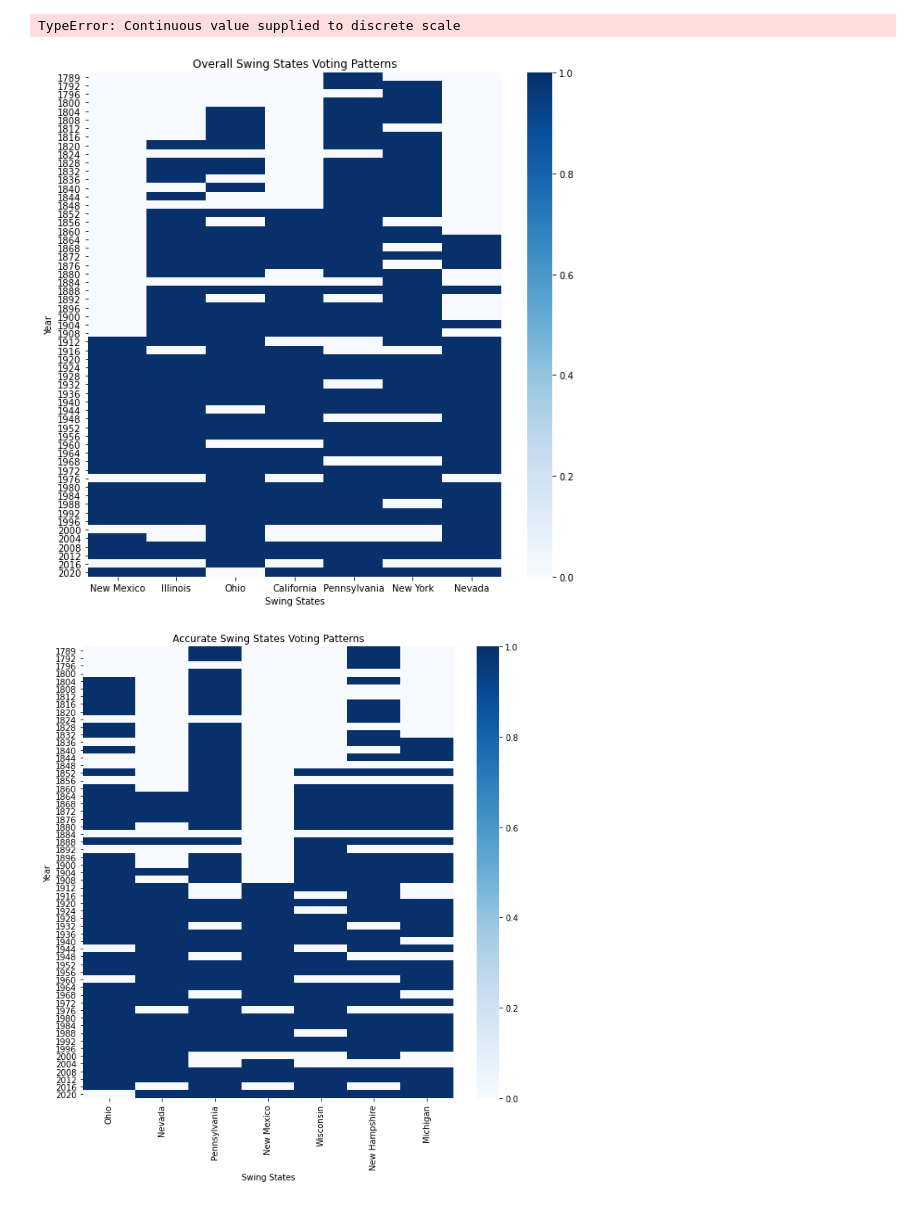
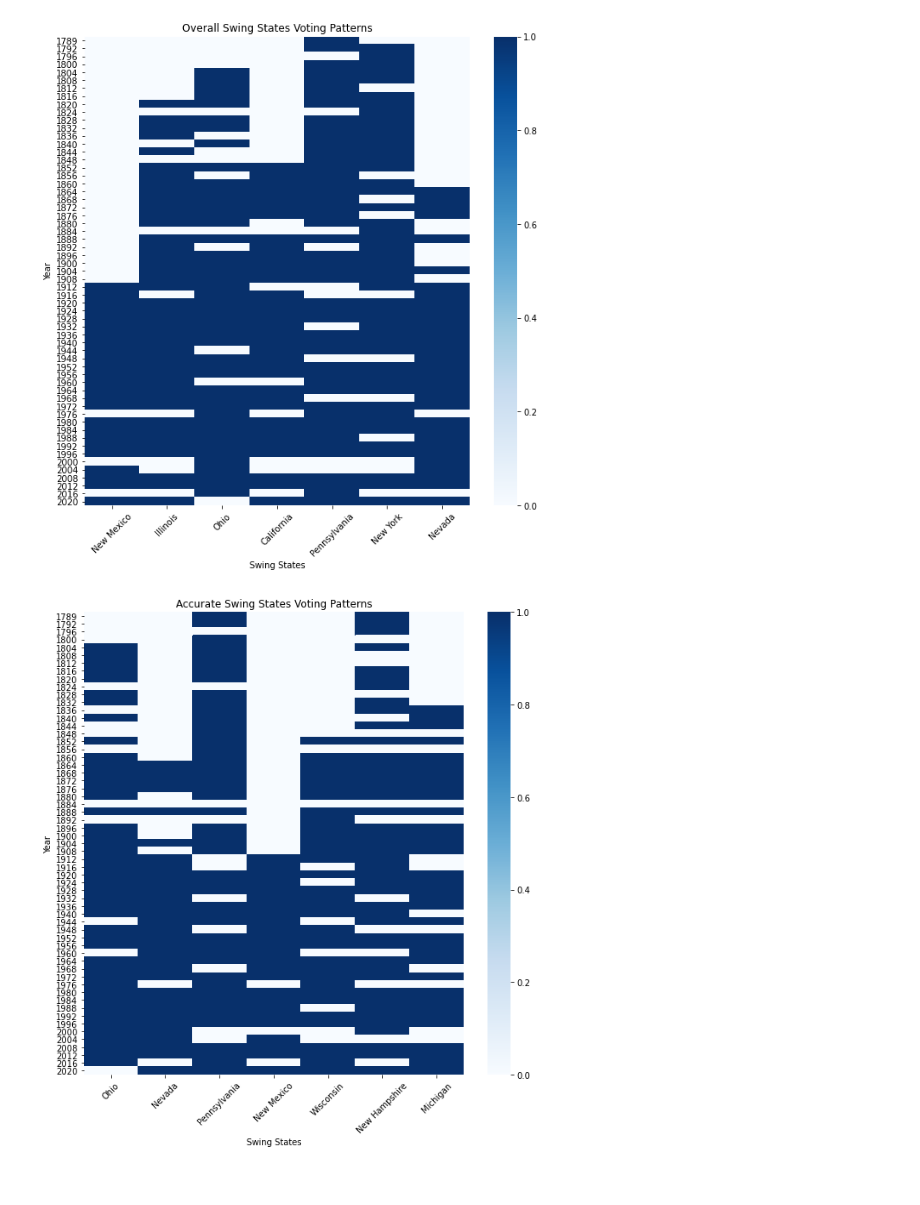
Before and after one commit to coletteyeager/PPOL564_FinalProject, a Jupyter notebook: Data/Visualizations.ipynb, the cells around one changed output. Drawn from its saved outputs; the diff is of its cells as text; code cells hidden in the pictures.

Commit message:
Added some figures and made final changes

```diff
--- a/Data/Visualizations.ipynb
+++ b/Data/Visualizations.ipynb
@@ -86,42 +86,47 @@ gdp_by_share.save("gdp_by_share.png", dpi=300)
 # %%
 # GDP and Incumbent Status by Vote Share
-(
-    ggplot(total_data[35:], aes(x = "Change in GDP in %", y = "Electoral College", color = "Incumbent")) +
+
+# Make a categorical type variable for incumbent
+total_data['Incum_cat'] = total_data['Incumbent'].astype("category")
+
+gdp_incum_share = (
+    ggplot(total_data[35:], aes(x = "Change in GDP in %", y = "Electoral College", color = "Incum_cat")) +
     geom_point() +
-    labs(title = "Relationship Between GDP and Vote Share by Incumbent Status") +
-    scale_color_manual(values = ("Blue", "Red")) +
+    labs(title = "Relationship Between GDP and Vote Share by Incumbent Status", color = 'Incumbency Status') +
+    scale_color_manual(values = ("Blue", "Red"), labels = ("Not Incumbent", "Incumbent")) +
     geom_smooth(method = 'lm', se = False)
 )
 #gdp_incum_share.save("gdp_incum_share.png", dpi=300)
-# %% [output]
-TypeError: Continuous value supplied to discrete scale
 # %%
 # Heatmap for Swing States
 
 key_states = ['New Mexico', 'Illinois', 'Ohio', 'California', 'Pennsylvania', 'New York', 'Nevada', 'Wisconsin', 'New Hampshire', 'Michigan']
 swing_states_overall = ['New Mexico', 'Illinois', 'Ohio', 'California', 'Pennsylvania', 'New York', 'Nevada']
 swing_states_accurate = ['Ohio', 'Nevada', 'Pennsylvania', 'New Mexico', 'Wisconsin', 'New Hampshire', 'Michigan']
 
 # Create a figure
 plt.figure(figsize = (10,10))
 
 # Create a heatmap
 plot = sns.heatmap(total_data[swing_states_overall],
                   yticklabels= total_data.Year, cmap = "Blues")
 ax = plt.gca()
 ax.set_yticklabels(total_data.Year)
 
-#Label x and y axes
+# Label x and y axes
 plt.xlabel('Swing States')
 plt.ylabel('Year')
 
-#Add a title
+# Rotate labels
+plt.xticks(rotation=45)
+
+# Add a title
 plt.title('Overall Swing States Voting Patterns')
 
-plt.savefig('Overall_Swing', dpi = 300)
+#plt.savefig('Overall_Swing', dpi = 300)
 plt.show()
 # %% [output]
-[figure, old version]
+[figure, new version]
 # %%
 # Create a figure
 plt.figure(figsize = (10,10))
@@ -132,14 +137,17 @@ plot = sns.heatmap(total_data[swing_states_accurate],
 ax = plt.gca()
 ax.set_yticklabels(total_data.Year)
 
-#Label x and y axes
+# Label x and y axes
 plt.xlabel('Swing States')
 plt.ylabel('Year')
 
-#Add a title
+# Rotate labels
+plt.xticks(rotation=45)
+
+# Add a title
 plt.title('Accurate Swing States Voting Patterns')
 
-plt.savefig('Accurate_Swing', dpi = 300)
+#plt.savefig('Accurate_Swing', dpi = 300)
 plt.show()
 # %% [output]
-[figure, old version]
+[figure, new version]
```
Also changed, not shown: parts of 6 cells of this notebook, 15 other files.
